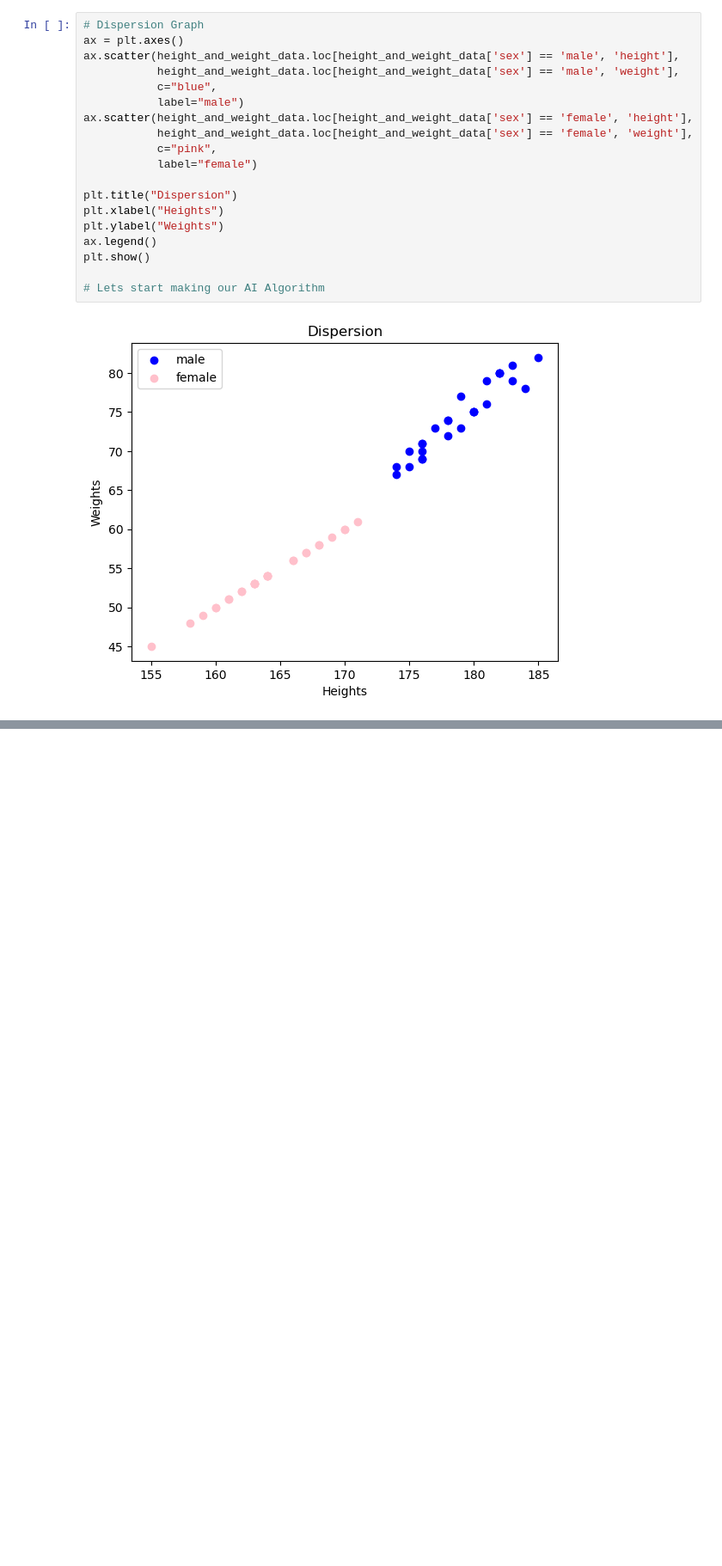
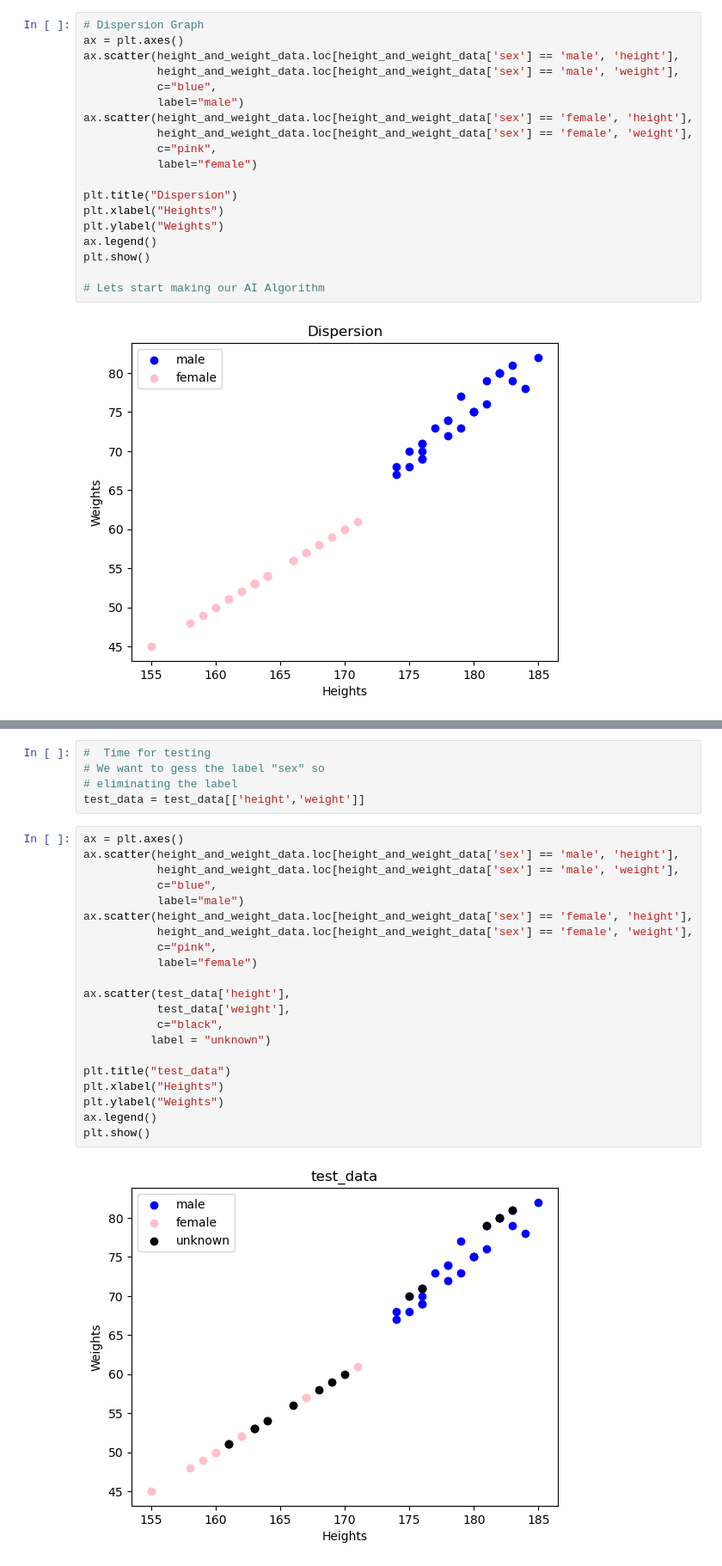
Before and after one commit to PhilipSanM/AI_L0v3rs, a Jupyter notebook: AI_Eng/AI_Fndmntls/K-NN/K-nn for heights and weights.ipynb, the cells around one changed output, grey strips where cells are left out. Shown at 86% size. Cells and saved outputs as stored; diff of their text form; blank space fills up the shorter version.

```diff
--- a/AI_Eng/AI_Fndmntls/K-NN/K-nn for heights and weights.ipynb
+++ b/AI_Eng/AI_Fndmntls/K-NN/K-nn for heights and weights.ipynb
@@ -115,0 +138,28 @@ KNeighborsClassifier(n_neighbors=7)
+# %%
+#  Time for testing
+# We want to gess the label "sex" so
+# eliminating the label
+test_data = test_data[['height','weight']]
+# %%
+ax = plt.axes()
+ax.scatter(height_and_weight_data.loc[height_and_weight_data['sex'] == 'male', 'height'],
+           height_and_weight_data.loc[height_and_weight_data['sex'] == 'male', 'weight'],
+           c="blue",
+           label="male")
+ax.scatter(height_and_weight_data.loc[height_and_weight_data['sex'] == 'female', 'height'],
+           height_and_weight_data.loc[height_and_weight_data['sex'] == 'female', 'weight'],
+           c="pink",
+           label="female")
+
+ax.scatter(test_data['height'],
+           test_data['weight'],
+           c="black",
+          label = "unknown")
+
+plt.title("test_data")
+plt.xlabel("Heights")
+plt.ylabel("Weights")
+ax.legend()
+plt.show()
+# %% [output]
+[figure, added]
```
Also changed, not shown: parts of 7 cells of this notebook, 2 other files.
